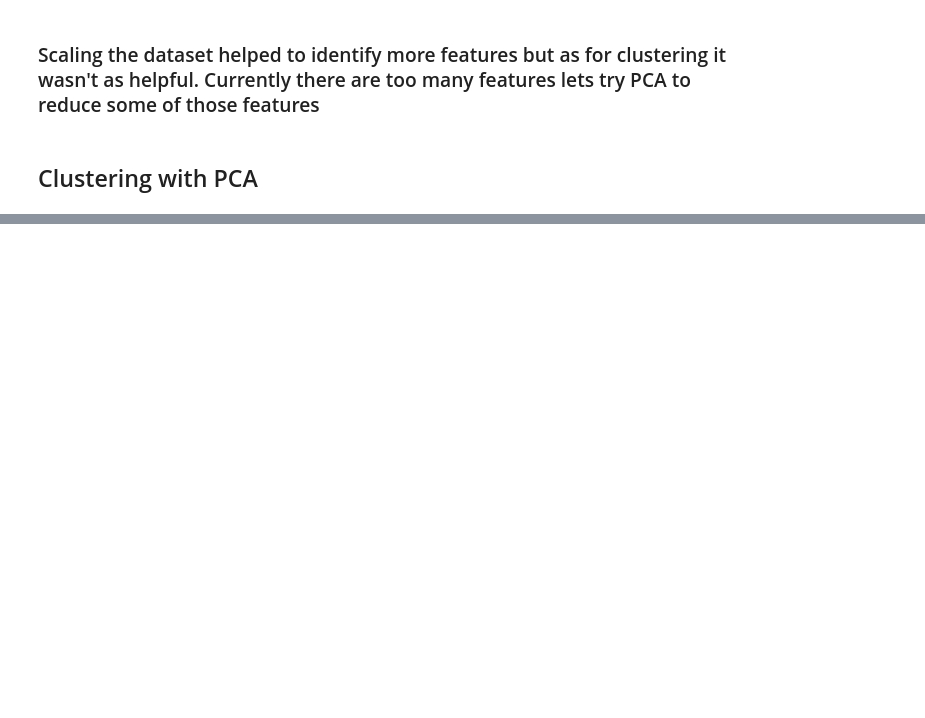
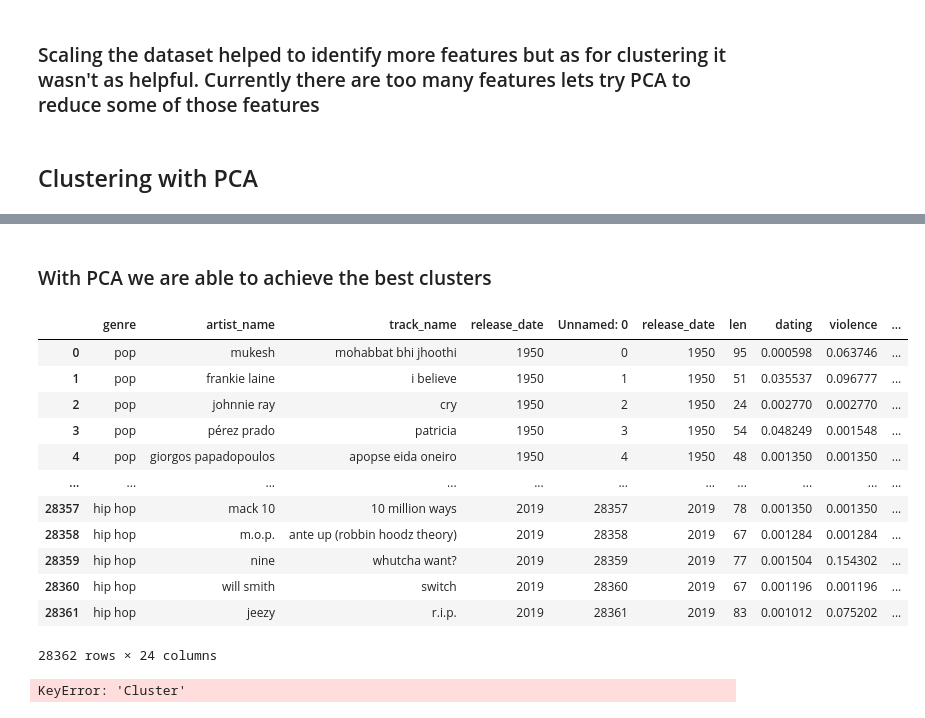
Before and after one commit to MaimunaBawa/Music_Recommendation_Algorithm, a Jupyter notebook: Code/Prediction-1.ipynb, the cells around one changed output, grey strips where cells are left out. Cells and saved outputs as stored; diff of their text form; code cells hidden in the pictures; blank space fills up the shorter version.

```diff
--- a/Code/Prediction-1.ipynb
+++ b/Code/Prediction-1.ipynb
@@ -264,0 +265,36 @@ plt.show()
+# %% [markdown]
+### With PCA we are able to achieve the best clusters
+# %%
+# Reintroducing cluster to dataset
+
+df_music["Cluster"] = kmeans_scaled.fit_predict(ds_pca)
+# %%
+# Read train dataset,
+orgin_df = pd.read_csv("/Users/sa19/Desktop/Music_Recommendation_Algorithm/Data/train.csv")
+
+
+# Drop Unnamed from dataset
+label1= orgin_df[["genre","artist_name","track_name", "release_date"]]
+
+label1 = pd.concat([label1, df_music], axis=1)
+
+label1
+# %% [output]
+|  | genre | artist_name | track_name | release_date | Unnamed: 0 | release_date | len | dating | violence | ... |
+| 0 | pop | mukesh | mohabbat bhi jhoothi | 1950 | 0 | 1950 | 95 | 0.000598 | 0.063746 | ... |
+| 1 | pop | frankie laine | i believe | 1950 | 1 | 1950 | 51 | 0.035537 | 0.096777 | ... |
+| 2 | pop | johnnie ray | cry | 1950 | 2 | 1950 | 24 | 0.002770 | 0.002770 | ... |
+| 3 | pop | pérez prado | patricia | 1950 | 3 | 1950 | 54 | 0.048249 | 0.001548 | ... |
+| 4 | pop | giorgos papadopoulos | apopse eida oneiro | 1950 | 4 | 1950 | 48 | 0.001350 | 0.001350 | ... |
+| ... | ... | ... | ... | ... | ... | ... | ... | ... | ... | ... |
+| 28357 | hip hop | mack 10 | 10 million ways | 2019 | 28357 | 2019 | 78 | 0.001350 | 0.001350 | ... |
+| 28358 | hip hop | m.o.p. | ante up (robbin hoodz theory) | 2019 | 28358 | 2019 | 67 | 0.001284 | 0.001284 | ... |
+| 28359 | hip hop | nine | whutcha want? | 2019 | 28359 | 2019 | 77 | 0.001504 | 0.154302 | ... |
+| 28360 | hip hop | will smith | switch | 2019 | 28360 | 2019 | 67 | 0.001196 | 0.001196 | ... |
+| 28361 | hip hop | jeezy | r.i.p. | 2019 | 28361 | 2019 | 83 | 0.001012 | 0.075202 | ... |
+28362 rows × 24 columns
+# %%
+#Lets see how many songs are in each cluster
+orgin_df["Cluster"].value_counts().sort_index().to_frame(name='Count')
+# %% [output]
+KeyError: 'Cluster'
```
Also changed, not shown: parts of 3 cells of this notebook.
